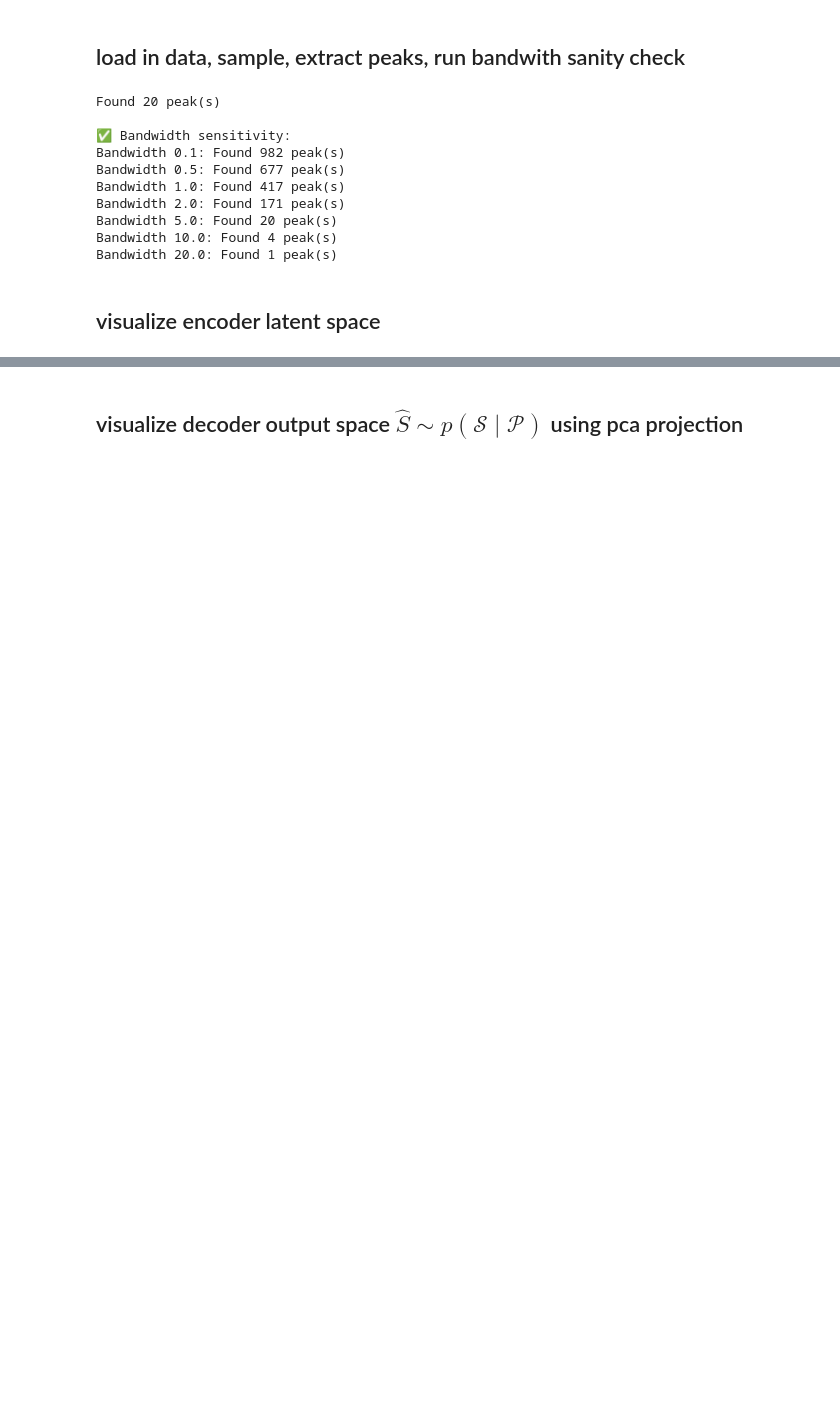
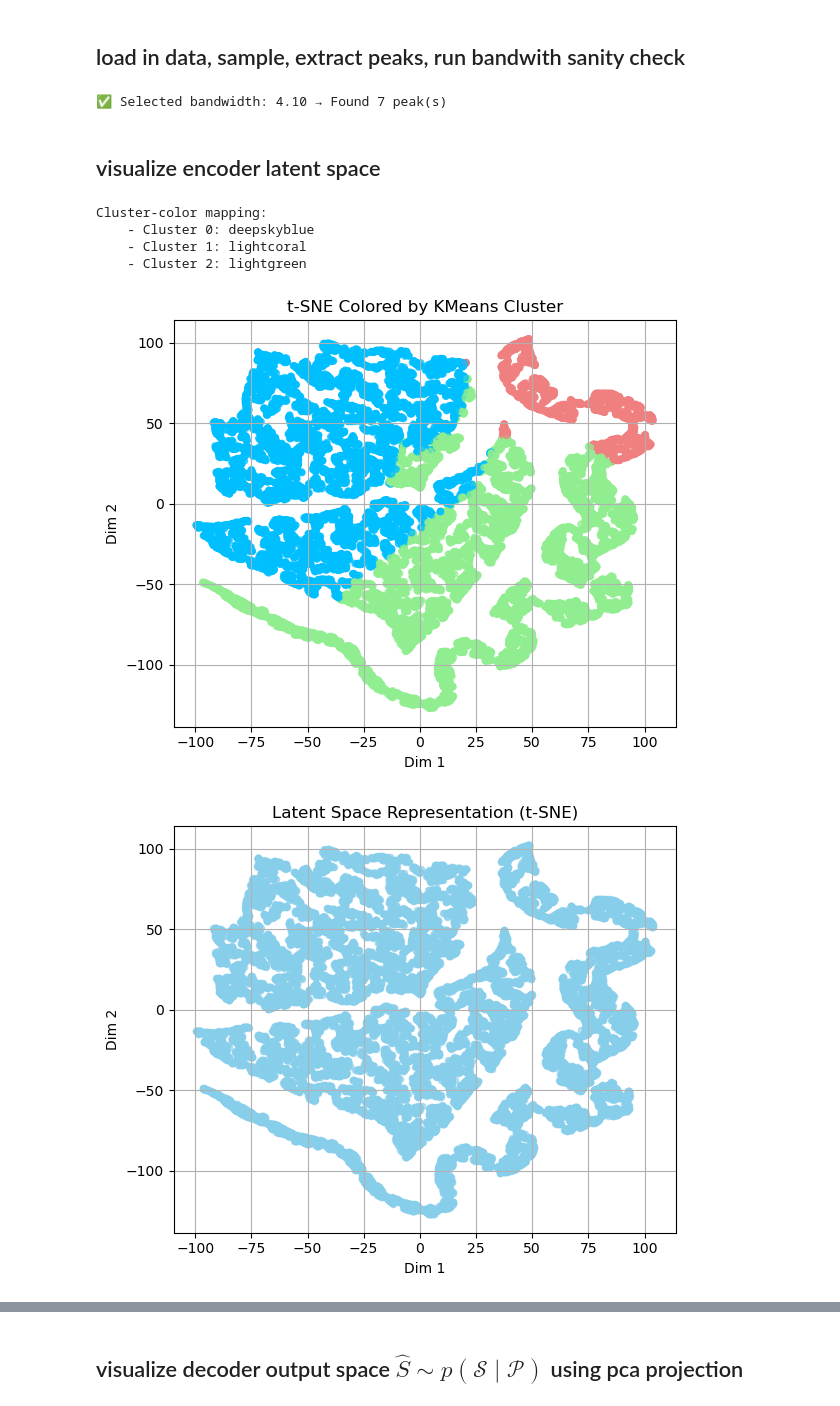
Before and after one commit to ellielin23/inverse_design_spinodoids, a Jupyter notebook: spinodoid_cvae/evaluate.ipynb, the cells around one changed output, grey strips where cells are left out. Drawn from its saved outputs; the diff is of its cells as text; code cells hidden in the pictures; blank space fills up the shorter version.

```diff
--- a/spinodoid_cvae/evaluate.ipynb
+++ b/spinodoid_cvae/evaluate.ipynb
@@ -103,41 +103,49 @@ for k, v in config_dict.items():
 # %% [markdown]
 ## load in data, sample, extract peaks, run bandwith sanity check
 # %%
-# === run sampling and peak extraction ===
 from utils.evaluate_utils.sampling import get_S_hats, get_S_hat_peaks
-S_hats = get_S_hats(decoder, P_target, LATENT_DIM, num_samples=1000, device=device)
-S_hat_peaks = get_S_hat_peaks(S_hats, bandwidth=5.0)
-print(f"Found {len(S_hat_peaks)} peak(s)")
 
-# === print number of peaks for different bandwidths ===
-print("\n✅ Bandwidth sensitivity:")
-for bw in [0.1, 0.5, 1.0, 2.0, 5.0, 10.0, 20.0]:
+# === automatically search for a bandwidth that gives 5–8 peaks ===
+target_range = (5, 8)
+bandwidth_candidates = np.linspace(0.1, 20.0, 200)
+S_hats = get_S_hats(decoder, P_target, LATENT_DIM, num_samples=1000, seed=SEED,device=device)
+
+selected_bw = None
+for bw in bandwidth_candidates:
     peaks = get_S_hat_peaks(S_hats, bandwidth=bw)
-    print(f"Bandwidth {bw:.1f}: Found {len(peaks)} peak(s)")
+    if target_range[0] <= len(peaks) <= target_range[1]:
+        selected_bw = bw
+        S_hat_peaks = peaks  # use this peak set
+        break
+
+# === Print result ===
+if selected_bw is not None:
+    print(f"\n✅ Selected bandwidth: {selected_bw:.2f} → Found {len(S_hat_peaks)} peak(s)")
+else:
+    print("\n❌ Could not find a bandwidth that yields 5–10 peaks.")
 # %% [output]
-Found 20 peak(s)
-
-✅ Bandwidth sensitivity:
-Bandwidth 0.1: Found 982 peak(s)
-Bandwidth 0.5: Found 677 peak(s)
-Bandwidth 1.0: Found 417 peak(s)
-Bandwidth 2.0: Found 171 peak(s)
-Bandwidth 5.0: Found 20 peak(s)
-Bandwidth 10.0: Found 4 peak(s)
-Bandwidth 20.0: Found 1 peak(s)
+✅ Selected bandwidth: 4.10 → Found 7 peak(s)
 # %% [markdown]
 ## visualize encoder latent space
 # %%
-# from utils.evaluate_utils import visualize_latent as latent
+from utils.evaluate_utils import visualize_latent as latent
 
-# # === get latent representations ===
-# Z_mu = latent.compute_latent_representations(encoder, P_all, S_all, device=device)
-# Z_2D = latent.reduce_latent_dim(Z_mu, method='tsne', seed=SEED)
+# === get latent representations ===
+Z_mu = latent.compute_latent_representations(encoder, P_all, S_all, device=device)
+Z_2D = latent.reduce_latent_dim(Z_mu, method='tsne', seed=SEED)
 
-# # === cluster latents ===
-# cluster_labels = latent.cluster_latents(Z_mu, n_clusters=3, seed=SEED)
-# latent.plot_latents(Z_2D, cluster_labels)
+# === cluster latents ===
+cluster_labels = latent.cluster_latents(Z_mu, n_clusters=3, seed=SEED)
+latent.plot_latents(Z_2D, cluster_labels)
+latent.plot_latents(Z_2D)
 
-# # === extract cluster region ===
-# region_indices = latent.extract_cluster_region(Z_2D, cluster_labels, target_cluster=1, x_bounds=(50, 100), y_bounds=(0, 50))
-# latent.print_region_examples(region_indices, S_all, P_all, max_examples=5)
+# === extract cluster region ===
+region_indices = latent.extract_cluster_region(Z_2D, cluster_labels, target_cluster=1, x_bounds=(50, 100), y_bounds=(0, 50))
+latent.print_region_examples(region_indices, S_all, P_all, max_examples=5)
+# %% [output]
+Cluster-color mapping:
+    - Cluster 0: deepskyblue
+    - Cluster 1: lightcoral
+    - Cluster 2: lightgreen
+[figure, added]
+[figure, added]
```
Also changed, not shown: parts of 6 cells of this notebook, 10 other files.
